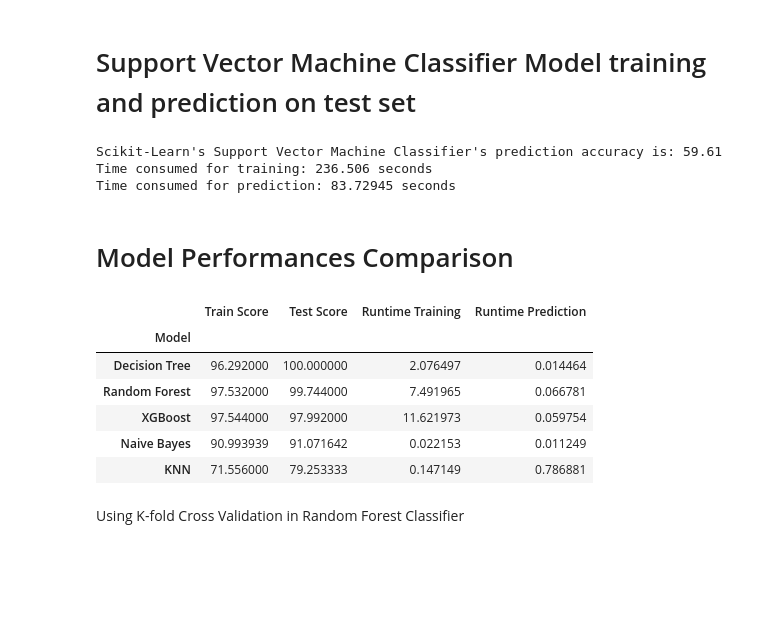
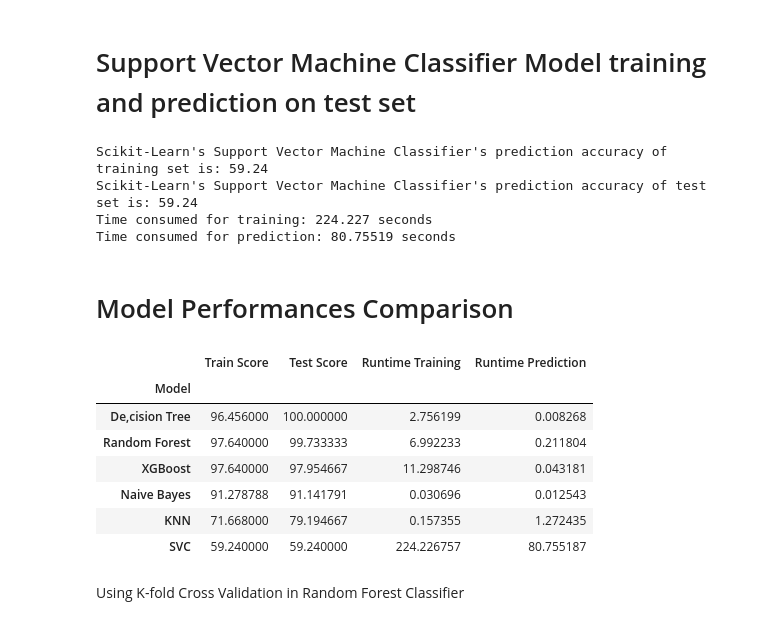
Before and after one commit to KusumSangwan08/ML-Project-Star-Stellar-Classification, a Jupyter notebook: ml_star_classification_project.ipynb, the cells around one changed output. Cells and saved outputs as stored; diff of their text form; code cells hidden in the pictures; blank space fills up the shorter version.

```diff
--- a/ml_star_classification_project.ipynb
+++ b/ml_star_classification_project.ipynb
@@ -540,41 +531,46 @@ svc = SVC()
 training_start = time.perf_counter()
 svc.fit(X_train, y_train)
 training_end = time.perf_counter()
+preds_train = svc.predict(X_test)
+acc_svc_train = (preds_train == y_test).sum().astype(float) / len(preds_train)*100
+print("Scikit-Learn's Support Vector Machine Classifier's prediction accuracy of training set is: %3.2f" % (acc_svc_train))
 prediction_start = time.perf_counter()
 preds = svc.predict(X_test)
 prediction_end = time.perf_counter()
 acc_svc = (preds == y_test).sum().astype(float) / len(preds)*100
 svc_train_time = training_end-training_start
 svc_prediction_time = prediction_end-prediction_start
-print("Scikit-Learn's Support Vector Machine Classifier's prediction accuracy is: %3.2f" % (acc_svc))
+print("Scikit-Learn's Support Vector Machine Classifier's prediction accuracy of test set is: %3.2f" % (acc_svc))
 print("Time consumed for training: %4.3f seconds" % (svc_train_time))
 print("Time consumed for prediction: %6.5f seconds" % (svc_prediction_time))
 # %% [output]
-Scikit-Learn's Support Vector Machine Classifier's prediction accuracy is: 59.61
-Time consumed for training: 236.506 seconds
-Time consumed for prediction: 83.72945 seconds
+Scikit-Learn's Support Vector Machine Classifier's prediction accuracy of training set is: 59.24
+Scikit-Learn's Support Vector Machine Classifier's prediction accuracy of test set is: 59.24
+Time consumed for training: 224.227 seconds
+Time consumed for prediction: 80.75519 seconds
 # %% [markdown]
 # Model Performances Comparison
 # %%
 results = pd.DataFrame({
-    'Model': ['KNN', 'Naive Bayes', 'Decision Tree',
-              'XGBoost', 'Random Forest'],
-    'Train Score': [acc_knn, acc_gnb, acc_dtc, acc_xgb, acc_rfc],
-    'Test Score': [acc_knn_train, acc_gnb_train, acc_dtc_train, acc_xgb_train, acc_rfc_train],
-    'Runtime Training': [knn_train_time, gnb_train_time, dtc_train_time, xgb_train_time, rfc_train_time],
-    'Runtime Prediction': [knn_prediction_time, gnb_prediction_time, dtc_prediction_time, xgb_prediction_time, rfc_prediction_time]})
+    'Model': ['KNN', 'Naive Bayes', 'De,cision Tree',
+              'XGBoost', 'Random Forest','SVC'],
+    'Train Score': [acc_knn, acc_gnb, acc_dtc, acc_xgb, acc_rfc,acc_svc],
+    'Test Score': [acc_knn_train, acc_gnb_train, acc_dtc_train, acc_xgb_train, acc_rfc_train, acc_svc_train],
+    'Runtime Training': [knn_train_time, gnb_train_time, dtc_train_time, xgb_train_time, rfc_train_time, svc_train_time],
+    'Runtime Prediction': [knn_prediction_time, gnb_prediction_time, dtc_prediction_time, xgb_prediction_time, rfc_prediction_time, svc_prediction_time]})
 
 result_df = results.sort_values(by='Test Score', ascending=False)
 result_df = result_df.set_index('Model')
 result_df
 # %% [output]
 |  | Train Score | Test Score | Runtime Training | Runtime Prediction |
 | Model |  |  |  |  |
-| Decision Tree | 96.292000 | 100.000000 | 2.076497 | 0.014464 |
-| Random Forest | 97.532000 | 99.744000 | 7.491965 | 0.066781 |
-| XGBoost | 97.544000 | 97.992000 | 11.621973 | 0.059754 |
-| Naive Bayes | 90.993939 | 91.071642 | 0.022153 | 0.011249 |
-| KNN | 71.556000 | 79.253333 | 0.147149 | 0.786881 |
+| De,cision Tree | 96.456000 | 100.000000 | 2.756199 | 0.008268 |
+| Random Forest | 97.640000 | 99.733333 | 6.992233 | 0.211804 |
+| XGBoost | 97.640000 | 97.954667 | 11.298746 | 0.043181 |
+| Naive Bayes | 91.278788 | 91.141791 | 0.030696 | 0.012543 |
+| KNN | 71.668000 | 79.194667 | 0.157355 | 1.272435 |
+| SVC | 59.240000 | 59.240000 | 224.226757 | 80.755187 |
 # %%
 # results = pd.DataFrame({
 #     'Model': ['KNN', 'Naive Bayes',
```
Also changed, not shown: parts of 17 cells of this notebook.
